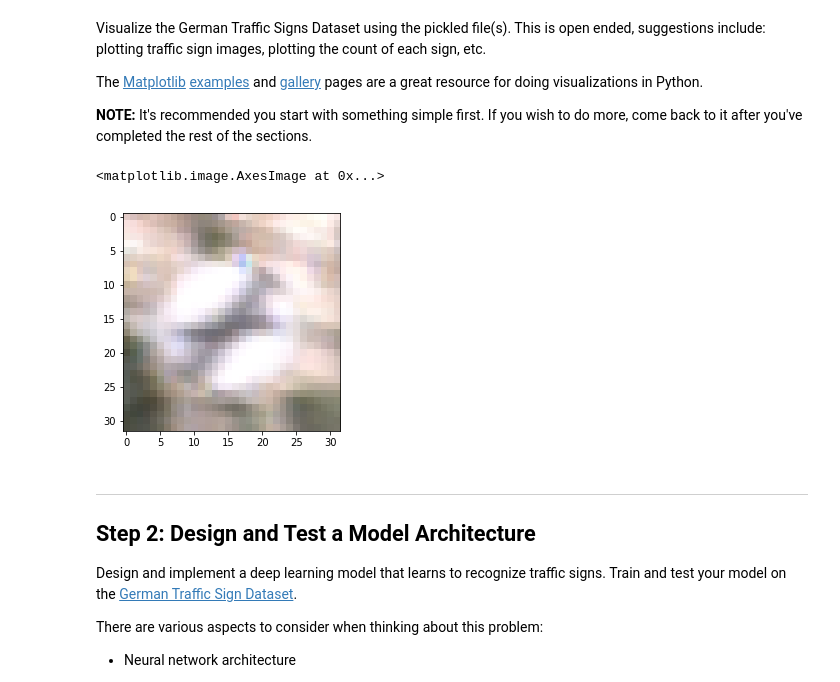
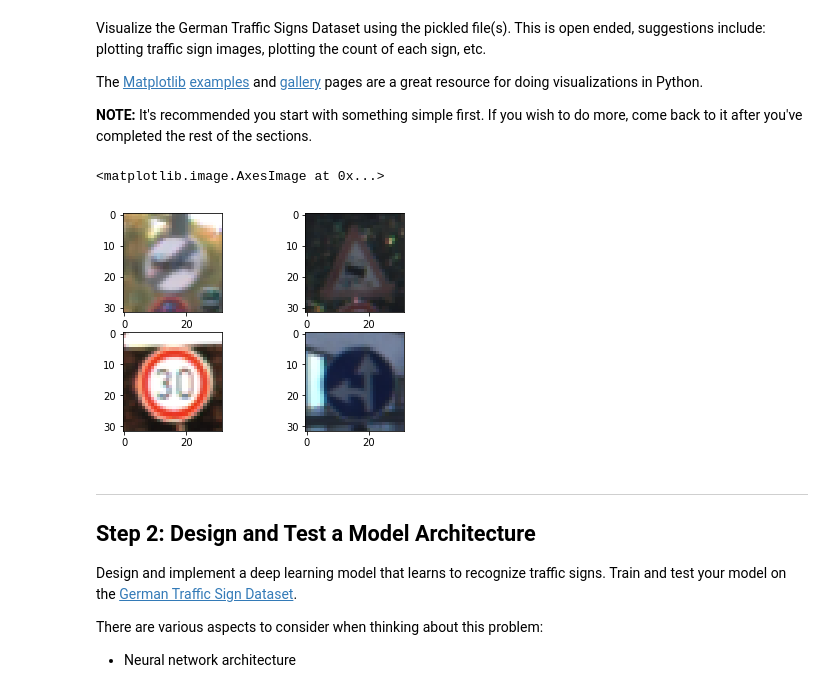
Before and after one commit to ML-Dojo/self-driving, a Jupyter notebook: P2/P2.ipynb, the cells around one changed output. Drawn from its saved outputs; the diff is of its cells as text; code cells hidden in the pictures.

```diff
--- a/P2/P2.ipynb
+++ b/P2/P2.ipynb
@@ -92,14 +92,22 @@ The [Matplotlib](http://matplotlib.org/) [examples](http://matplotlib.org/exampl
 # %%
 ### Data exploration visualization code goes here.
 ### Feel free to use as many code cells as needed.
 import matplotlib.pyplot as plt
 # Visualizations will be shown in the notebook.
 %matplotlib inline
-i=42
+i,j,k,l= 100,2000,3000,5000
+plt.subplot(221)
 plt.imshow(X_train[i,:,:,:])
+plt.subplot(222)
+plt.imshow(X_train[j,:,:,:])
+plt.subplot(223)
+plt.imshow(X_train[k,:,:,:])
+plt.subplot(224)
+plt.imshow(X_train[l,:,:,:])
+#plt.savefig('visuals.png')
 # %% [output]
 <matplotlib.image.AxesImage at 0x...>
-[figure, old version]
+[figure, new version]
 # %% [markdown]
 ----
 
```
Also changed, not shown: parts of 14 cells of this notebook, 17 other files.
